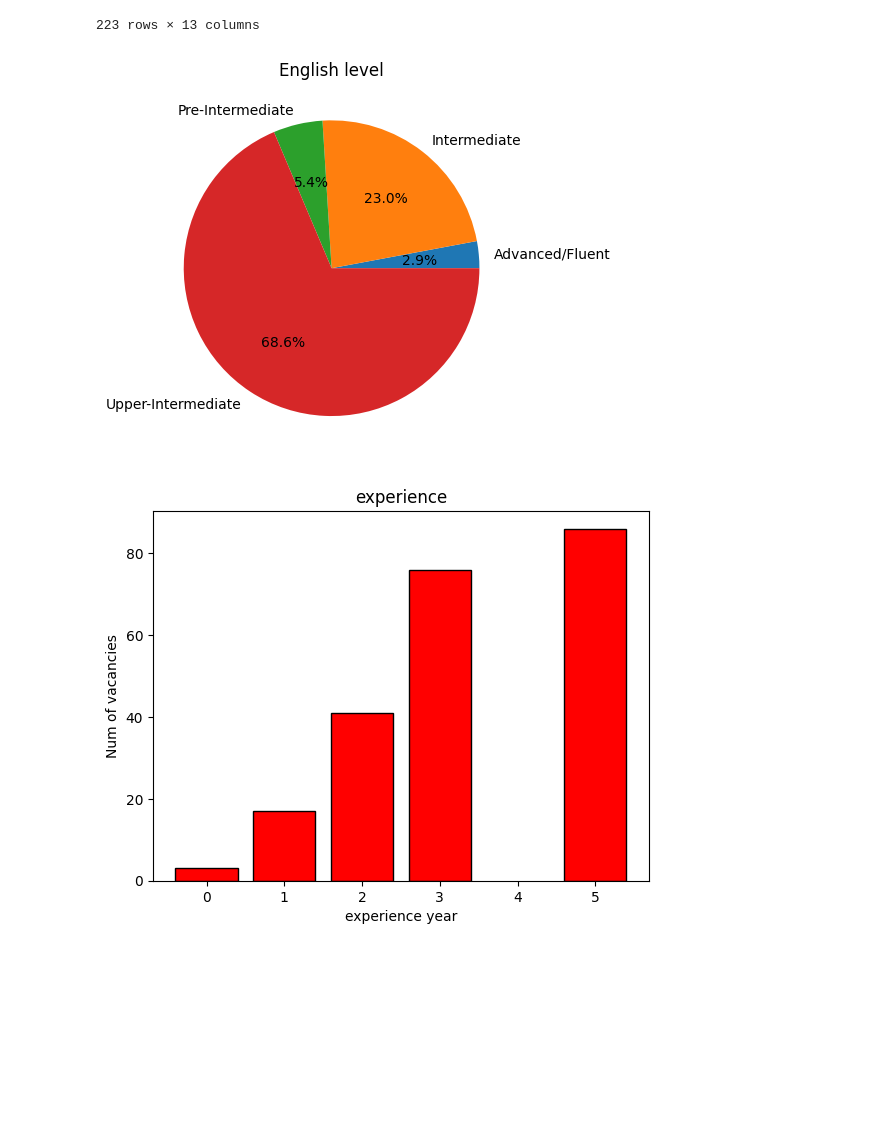
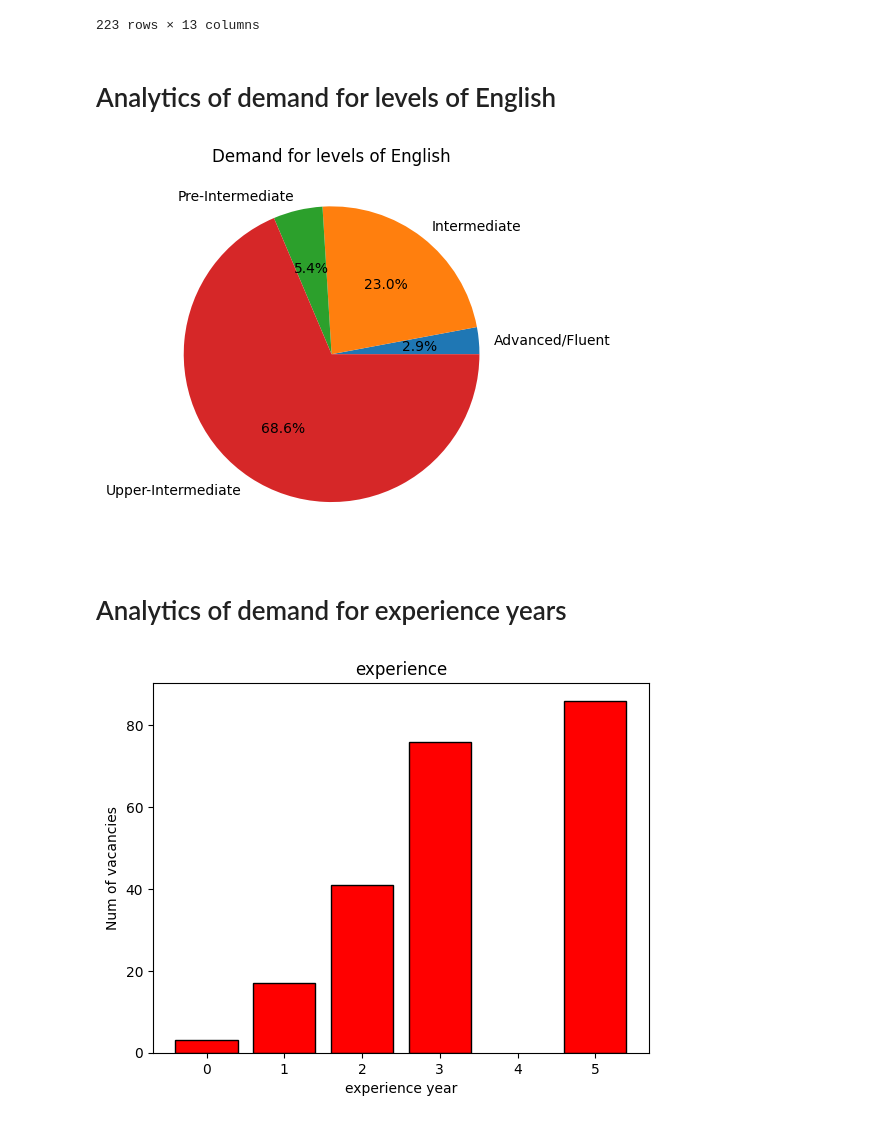
Before and after one commit to innyshka/scrape-djinni, a Jupyter notebook: analytics/vacansies_analytics.ipynb, the cells around one changed output. Saved outputs shown, nothing was run; the diff lists cells and outputs as text; code cells hidden in the pictures; blank space fills up the shorter version.

Commit message:
added description for previous analytics

```diff
--- a/analytics/vacansies_analytics.ipynb
+++ b/analytics/vacansies_analytics.ipynb
@@ -21,16 +23,20 @@ vacancies
 | 221 | Senior Artificial Intelligence Co... | Fluvius | NaN | Upper-Intermediate | 5 | NaN | Тільки віддалено | Outstaff | ... |
 | 222 | AI / ML Engineer | DesignKey | NaN | Upper-Intermediate | 2 | E-commerce / Marketplace | Тільки віддалено | Outsource | ... |
 223 rows × 13 columns
+# %% [markdown]
+# Analytics of demand for levels of English
 # %%
-group_by_english_level = vacancies.groupby("english_level")["title"].count()
+english_level = vacancies.groupby("english_level")["title"].count()
 
 plt.pie(
-    group_by_english_level.values,
-    labels=group_by_english_level.index,
+    english_level.values,
+    labels=english_level.index,
     autopct="%1.1f%%",
 )
-plt.title("English level")
+plt.title("Demand for levels of English")
 plt.show()
 # %% [output]
-[figure, old version]
+[figure, new version]
+# %% [markdown]
+# Analytics of demand for experience years
 # %%
```
Also changed, not shown: parts of 3 cells of this notebook.
